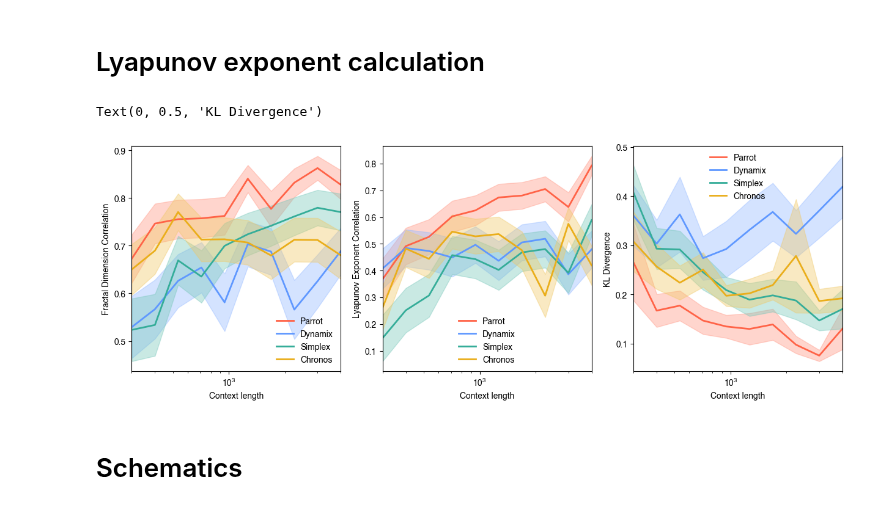
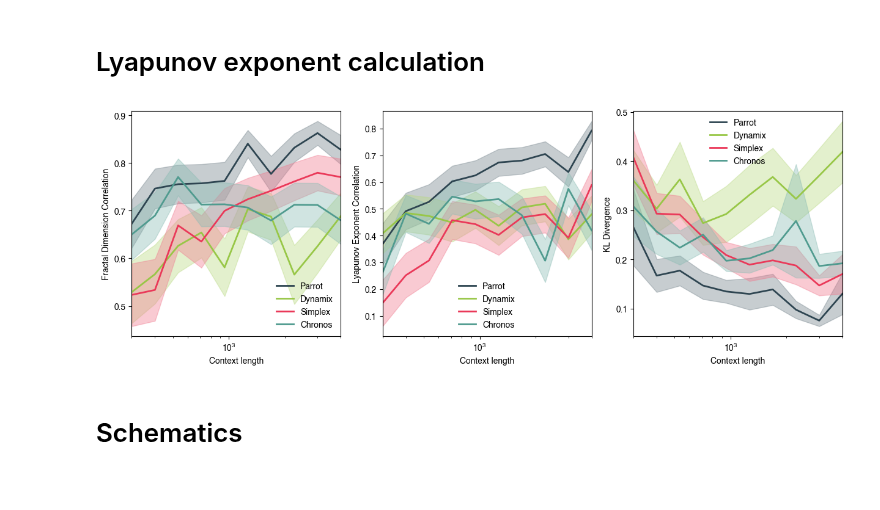
Before and after one commit to y-z-zhang/parroting, a Jupyter notebook: benchmark/benchmark_vary_context.ipynb, the cells around one changed output. Drawn from its saved outputs; the diff is of its cells as text; code cells hidden in the pictures.

```diff
--- a/benchmark/benchmark_vary_context.ipynb
+++ b/benchmark/benchmark_vary_context.ipynb
@@ -179,13 +179,23 @@ np.array(all_lyap).dump(results_path + '/all_lyap_vary_context.npy')
 from scipy.stats import pearsonr, spearmanr
 
 model_names = ["parrot", "dynamix", "simplex", "Chronos"]
+colors = [dg.red, dg.blue, dg.turquoise, dg.orange][:len(model_names)]
 # model_names = ["parrot", "dynamix",  "simplex"]
 
 import degas as dg
-colors = [dg.red, dg.blue, dg.turquoise, dg.orange][:len(model_names)]
 
 
+forecast_length = 300
 context_lengths = np.unique(np.logspace(np.log10(forecast_length), np.log10(4000), 10).astype(int))
+
+
+colors = np.array([
+        np.array([46, 69, 81]),
+        np.array([152, 199, 71]),
+        np.array([234, 57, 89]),
+        np.array([80, 155, 143]),
+    ]) / 255
+
 
 from scipy.stats import norm
 def err_from_corr(corr, pvalue):
@@ -240,35 +250,34 @@ for model_name, color in zip(model_names, colors):
 plt.xlim(context_lengths[0], context_lengths[-1])
 plt.legend(frameon=False)
 plt.xlabel("Context length")
 plt.ylabel("Lyapunov Exponent Correlation")
 
 
 plt.subplot(1, 3, 3)
 for model_name, color in zip(model_names, colors):
     results_path = f"../analysis/{model_name}_statistics/"
     all_kl_dist = np.load(results_path + '/all_kl_dist_vary_context.npy', allow_pickle=True)
 
     all_kl_dist = np.array(all_kl_dist)
 
     ## Capitalize the first letter of the model name
     # plt.semilogx(
     #     context_lengths, np.mean(all_kl_dist, axis=0), label=model_name.capitalize()
     # )
     plt.semilogx()
     dg.plot_err(
         np.mean(all_kl_dist, axis=0), np.std(all_kl_dist, axis=0) / np.sqrt(len(all_kl_dist)),
          x=context_lengths, label=model_name.capitalize(), color=color, linewidth=2
     )
 plt.xlim(context_lengths[0], context_lengths[-1])
 plt.legend(frameon=False)
 plt.xlabel("Context length")
 plt.ylabel("KL Divergence")
 
 
 # dg.better_savefig("../analysis/vary_context.pdf", dpi=300, transparent=True)
 # %% [output]
-Text(0, 0.5, 'KL Divergence')
-[figure, old version]
+[figure, new version]
 # %% [markdown]
 # Schematics
 # %%
```
Also changed, not shown: parts of 1 cell of this notebook, 6 other files.
